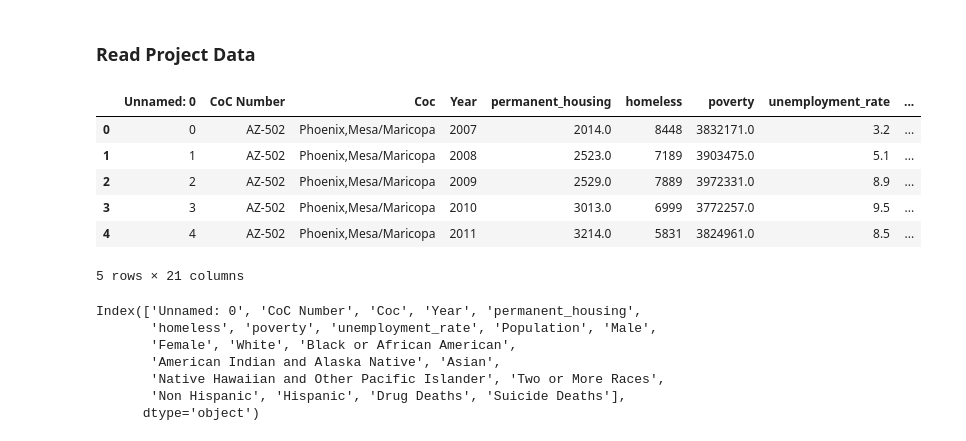
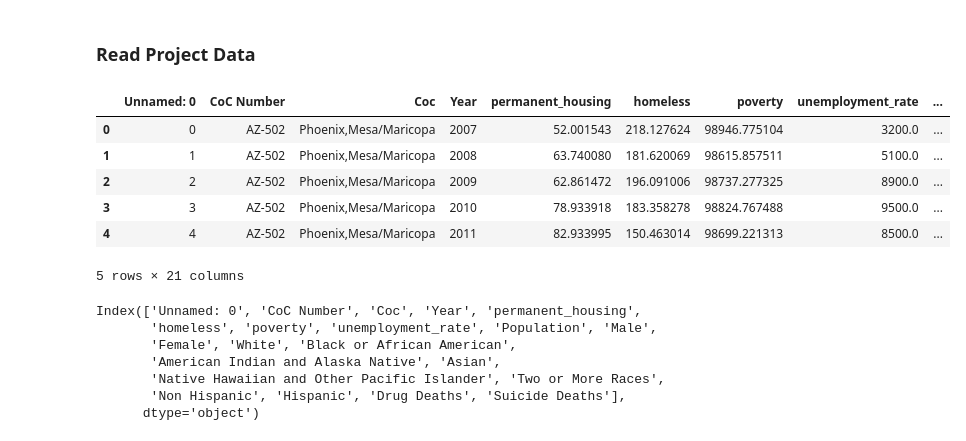
Before and after one commit to heath3rq/Python_Homelessness-Causal-Inference-Analysis, a Jupyter notebook: 30_results/eda.ipynb, the cells around one changed output. Cells and saved outputs as stored; diff of their text form; code cells hidden in the pictures.

```diff
--- a/30_results/eda.ipynb
+++ b/30_results/eda.ipynb
@@ -8,16 +8,16 @@ import matplotlib.pyplot as plt
 # %% [markdown]
 ### Read Project Data
 # %%
-url = "https://raw.githubusercontent.com/MIDS-at-Duke/unifying-data-science-2023-project-team3/EDA/20_intermediate_files/project_data.csv?token=GHSAT0AAAAAACAZ7EJZNJCFO4JPHXMO5IPOZCB43AQ"
+url = "../20_intermediate_files/project_data_rates.csv"
 data = pd.read_csv(url)
 data.head()
 # %% [output]
 |  | Unnamed: 0 | CoC Number | Coc | Year | permanent_housing | homeless | poverty | unemployment_rate | ... |
-| 0 | 0 | AZ-502 | Phoenix,Mesa/Maricopa | 2007 | 2014.0 | 8448 | 3832171.0 | 3.2 | ... |
-| 1 | 1 | AZ-502 | Phoenix,Mesa/Maricopa | 2008 | 2523.0 | 7189 | 3903475.0 | 5.1 | ... |
-| 2 | 2 | AZ-502 | Phoenix,Mesa/Maricopa | 2009 | 2529.0 | 7889 | 3972331.0 | 8.9 | ... |
-| 3 | 3 | AZ-502 | Phoenix,Mesa/Maricopa | 2010 | 3013.0 | 6999 | 3772257.0 | 9.5 | ... |
-| 4 | 4 | AZ-502 | Phoenix,Mesa/Maricopa | 2011 | 3214.0 | 5831 | 3824961.0 | 8.5 | ... |
+| 0 | 0 | AZ-502 | Phoenix,Mesa/Maricopa | 2007 | 52.001543 | 218.127624 | 98946.775104 | 3200.0 | ... |
+| 1 | 1 | AZ-502 | Phoenix,Mesa/Maricopa | 2008 | 63.740080 | 181.620069 | 98615.857511 | 5100.0 | ... |
+| 2 | 2 | AZ-502 | Phoenix,Mesa/Maricopa | 2009 | 62.861472 | 196.091006 | 98737.277325 | 8900.0 | ... |
+| 3 | 3 | AZ-502 | Phoenix,Mesa/Maricopa | 2010 | 78.933918 | 183.358278 | 98824.767488 | 9500.0 | ... |
+| 4 | 4 | AZ-502 | Phoenix,Mesa/Maricopa | 2011 | 82.933995 | 150.463014 | 98699.221313 | 8500.0 | ... |
 5 rows × 21 columns
 # %%
 data.columns
```
Also changed, not shown: parts of 14 cells of this notebook.
